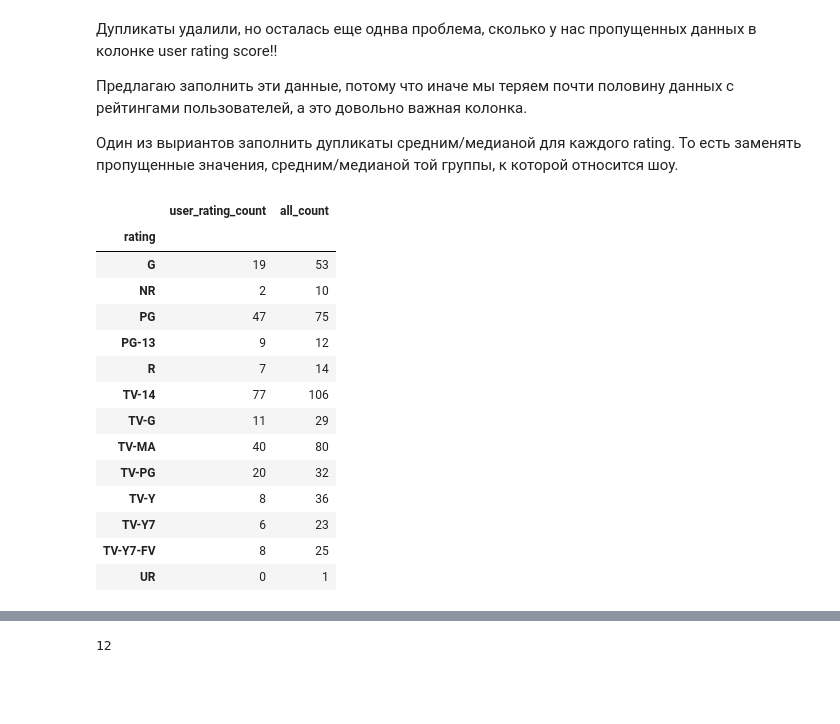
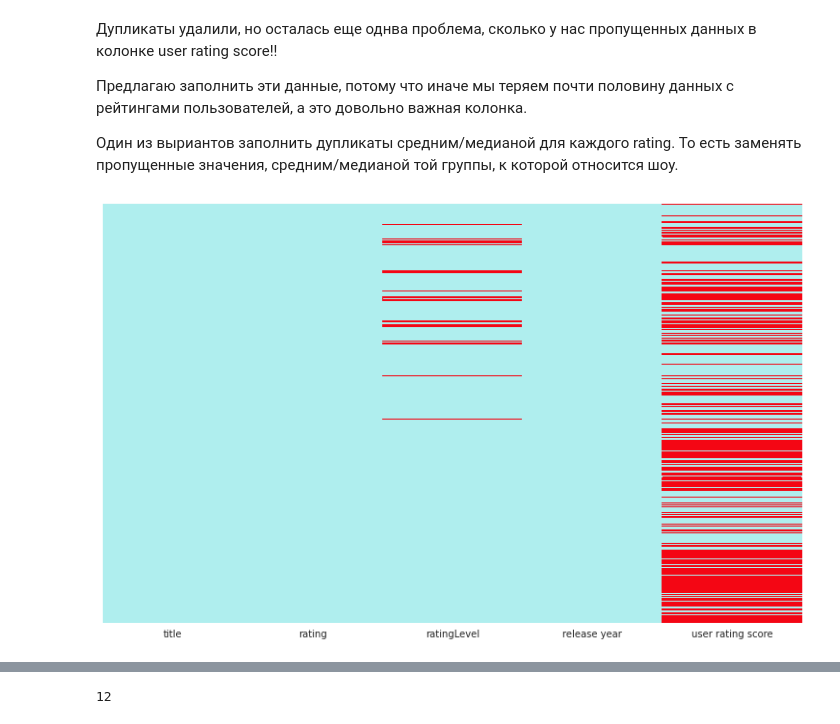
Before and after one commit to VorobyvEgor/Seminar_Sber, a Jupyter notebook: Projects/Егор_Воробьев_[Template]_Групповой_проект__Первичный_анализ_данных_.ipynb, the cells around one changed output, grey strips where cells are left out. Saved outputs shown, nothing was run; the diff lists cells and outputs as text; code cells hidden in the pictures; blank space fills up the shorter version.

```diff
--- a/Projects/Егор_Воробьев_[Template]_Групповой_проект__Первичный_анализ_данных_.ipynb
+++ b/Projects/Егор_Воробьев_[Template]_Групповой_проект__Первичный_анализ_данных_.ipynb
@@ -106,21 +106,15 @@ memory usage: 19.5+ KB
 Предлагаю заполнить эти данные, потому что иначе мы теряем почти половину данных с рейтингами пользователей, а это довольно важная колонка.
 
 Один из выриантов заполнить дупликаты средним/медианой для каждого rating. То есть заменять пропущенные значения, средним/медианой той группы, к которой относится шоу.
+# %%
+sns.set_style("white")
+colours = ['#AFEEEE', '#F40614']
+sns.heatmap(data.isna(), cmap=sns.color_palette(colours), cbar=False)
+plt.ylabel(None)
+plt.yticks([])
+# plt.legend(None)
+plt.savefig('hjhjf', bbox_inches = 'tight', dpi=1000)
+# %% [output]
+[figure, added]
 # %%
-data.groupby('rating').agg(user_rating_count=('user rating score', 'count'), all_count=('title', 'count'))
+missed = data.groupby('rating', as_index=False).agg(user_rating_count=('user rating score', 'count'), all_count=('title', 'count'))
-# %% [output]
-|  | user_rating_count | all_count |
-| rating |  |  |
-| G | 19 | 53 |
-| NR | 2 | 10 |
-| PG | 47 | 75 |
-| PG-13 | 9 | 12 |
-| R | 7 | 14 |
-| TV-14 | 77 | 106 |
-| TV-G | 11 | 29 |
-| TV-MA | 40 | 80 |
-| TV-PG | 20 | 32 |
-| TV-Y | 8 | 36 |
-| TV-Y7 | 6 | 23 |
-| TV-Y7-FV | 8 | 25 |
-| UR | 0 | 1 |
```
Also changed, not shown: parts of 8 cells of this notebook.
